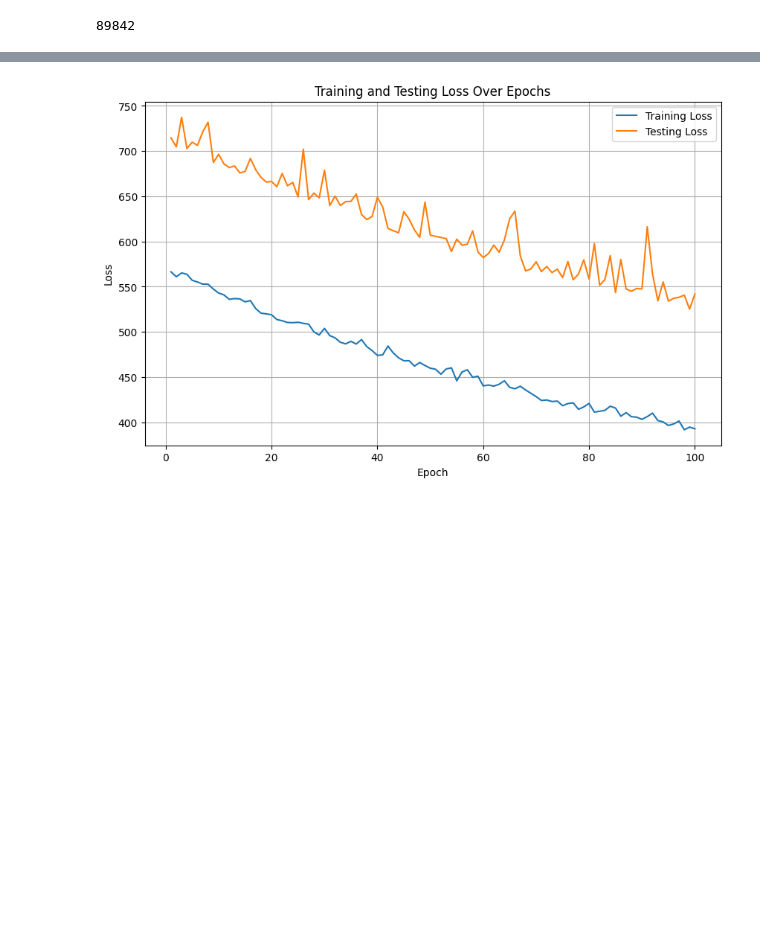
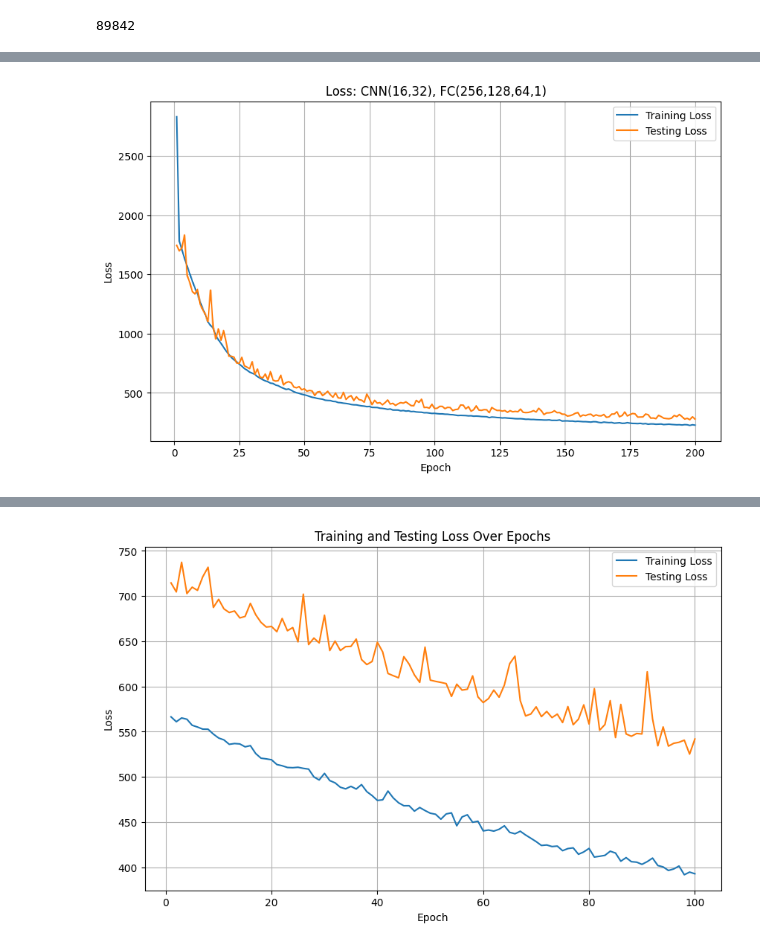
Before and after one commit to christo357/Spacerat_ML, a Jupyter notebook: ml_model_cnn.ipynb, the cells around one changed output, grey strips where cells are left out. Cells and saved outputs as stored; diff of their text form; code cells hidden in the pictures; blank space fills up the shorter version.

```diff
--- a/ml_model_cnn.ipynb
+++ b/ml_model_cnn.ipynb
@@ -149,3 +172,16 @@ RuntimeError: mat1 and mat2 shapes cannot be multiplied (32x1800 and 900x256)
+# %%
+# Plot the training and testing loss
+plt.figure(figsize=(10, 6))
+plt.plot(range(1, len(train_losses) + 1), train_losses, label='Training Loss')
+plt.plot(range(1, len(test_losses) + 1), test_losses, label='Testing Loss')
+plt.xlabel('Epoch')
+plt.ylabel('Loss')
+plt.title('Loss: CNN(16,32), FC(256,128,64,1)')
+plt.legend()
+plt.grid(True)
+plt.show()
+# %% [output]
+[figure, added]
 # %%
 # Plot the training and testing loss
 plt.figure(figsize=(10, 6))
```
Also changed, not shown: parts of 5 cells of this notebook.
